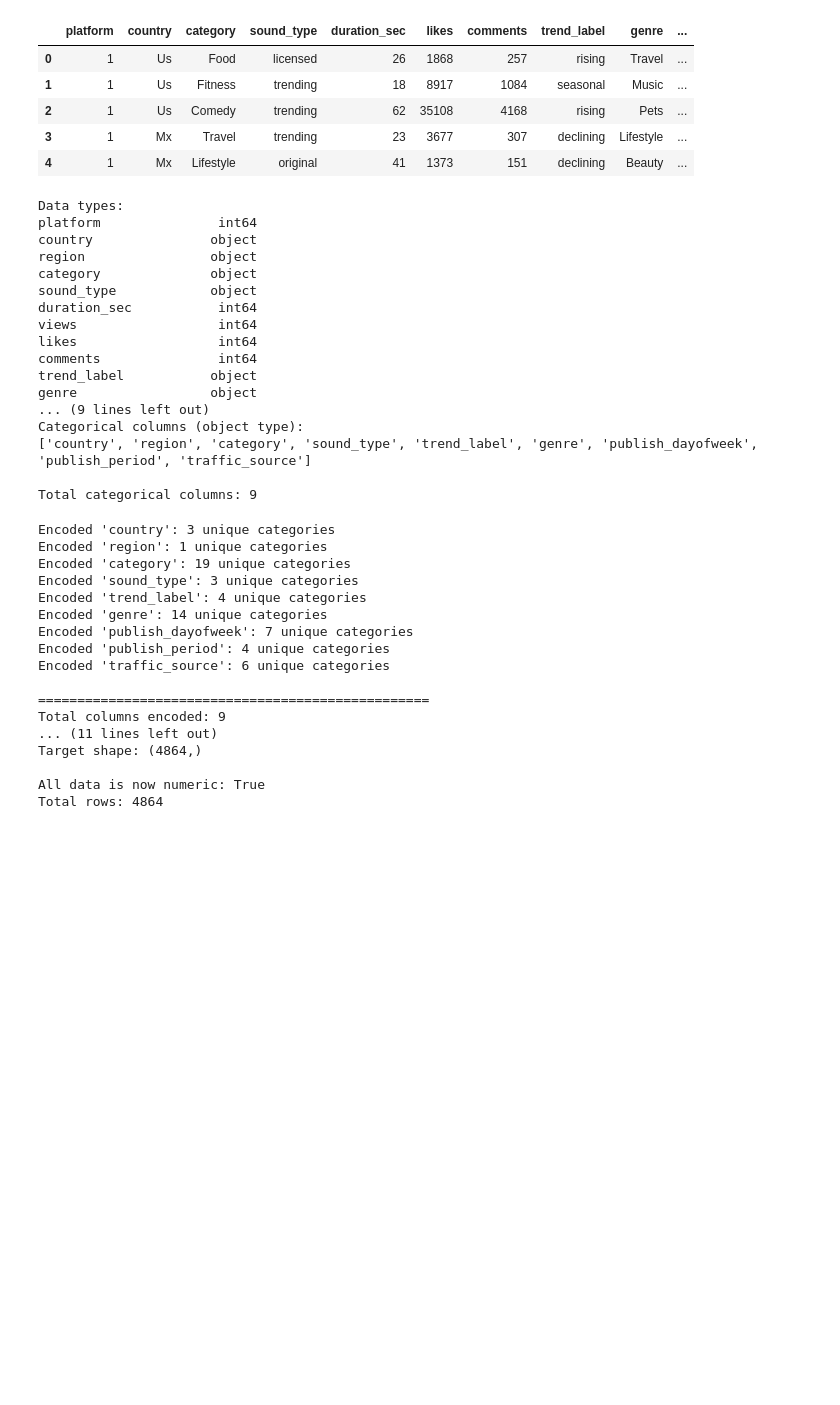
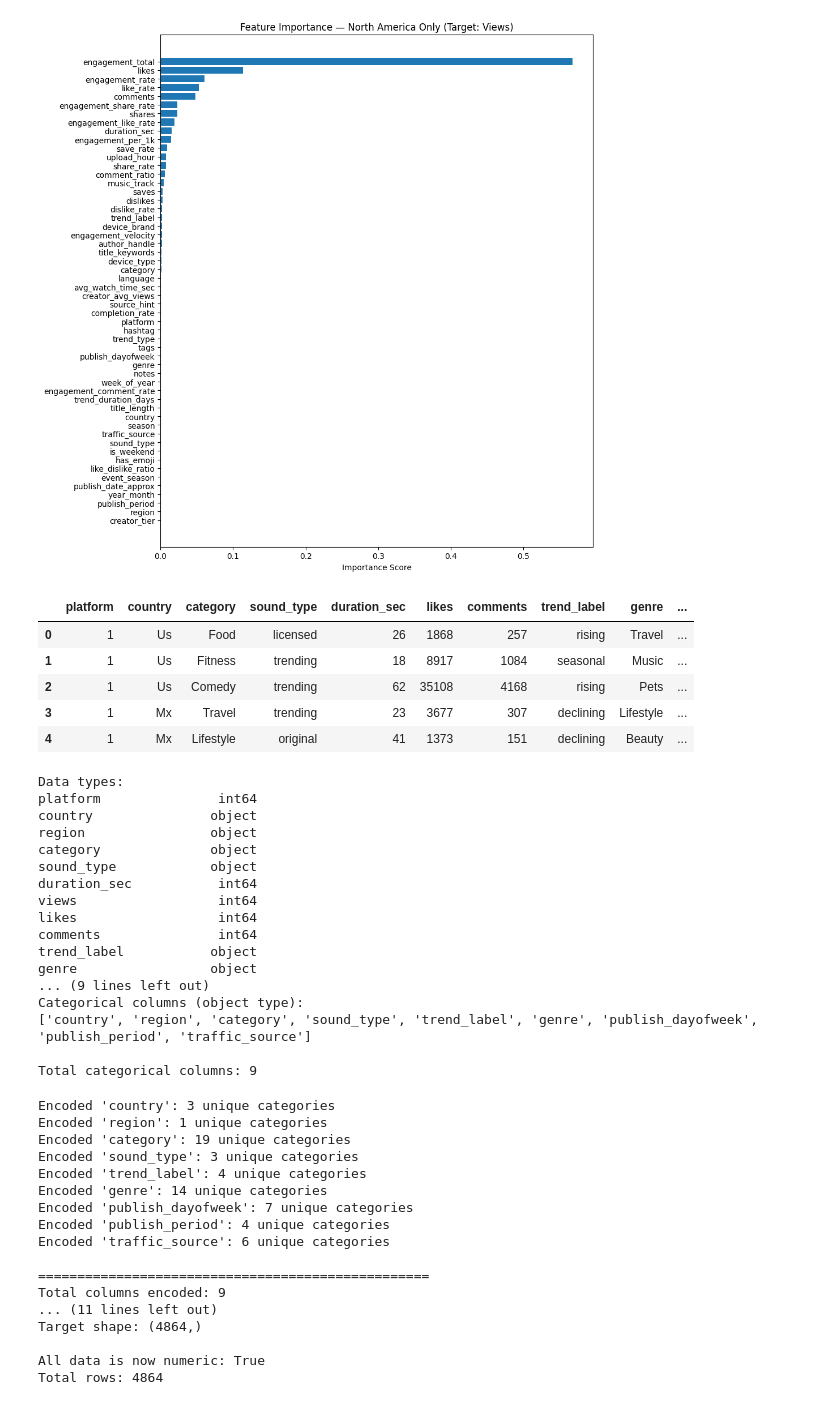
Before and after one commit to TimurGar/Final-Project-ML, a Jupyter notebook: main.ipynb, the cells around one changed output. Saved outputs shown, nothing was run; the diff lists cells and outputs as text; code cells hidden in the pictures; blank space fills up the shorter version.

Commit message:
Feature Importance Analysis for North America Region with 55 features. Added a cleaned-up dataset.

```diff
--- a/main.ipynb
+++ b/main.ipynb
@@ -7,3 +7,78 @@ import matplotlib.pyplot as plt
 from sklearn.model_selection import GridSearchCV
 from sklearn.preprocessing import StandardScaler
 import seaborn as sns
+# %%
+#Feature Importance Analysis for North America Region with 55 features
+
+import pandas as pd
+import numpy as np
+import matplotlib.pyplot as plt
+from sklearn.preprocessing import LabelEncoder
+from xgboost import XGBRegressor
+
+
+# 1. Load Data
+df = pd.read_csv("ml_final_project_data/youtube_shorts_tiktok_trends_2025!.csv")
+print("Full dataset shape:", df.shape)
+
+
+# 2. Filter for North America
+df_na = df[df["region"] == "North America"].copy()
+print("Filtered dataset shape (North America):", df_na.shape)
+
+
+# 3. Select Features and Target
+target = "views"
+
+# Drop target from feature set
+feature_cols = [col for col in df_na.columns if col != target]
+
+X = df_na[feature_cols].copy()
+y = df_na[target]
+
+
+# 4. Encode Categorical Variables
+cat_cols = X.select_dtypes(include=["object"]).columns.tolist()
+
+encoders = {}
+for col in cat_cols:
+    enc = LabelEncoder()
+    X[col] = enc.fit_transform(X[col].astype(str))
+    encoders[col] = enc
+
+print(f"Categorical columns encoded: {cat_cols}")
+
+
+# 5. Train XGboost for Feature Importance
+model = XGBRegressor(
+    n_estimators=300,
+    max_depth=6,
+    learning_rate=0.1,
+    subsample=0.9,
+    colsample_bytree=0.9,
+    random_state=42
+)
+
+model.fit(X, y)
+
+# 6. Get Feature Importances
+importances = model.feature_importances_
+
+importance_df = pd.DataFrame({
+    "feature": X.columns,
+    "importance": importances
+}).sort_values(by="importance", ascending=False)
+
+print("\nTop Feature Importances (North America):")
+print(importance_df.head(20))
+
+
+# 7. Plot Feature Importance
+plt.figure(figsize=(10, 10))
+plt.barh(importance_df["feature"], importance_df["importance"])
+plt.gca().invert_yaxis()
+plt.xlabel("Importance Score")
+plt.title("Feature Importance — North America Only (Target: Views)")
+plt.tight_layout()
+plt.show()
+# %% [output]
@@ -10,3 +102,4 @@ import seaborn as sns
+[figure, added]
 # %%
 # TESTING ON 100 rows
 df = pd.read_csv('ml_final_project_data/cleaned_data.csv')
```
Also changed, not shown: parts of 1 cell of this notebook, 1 other file.
